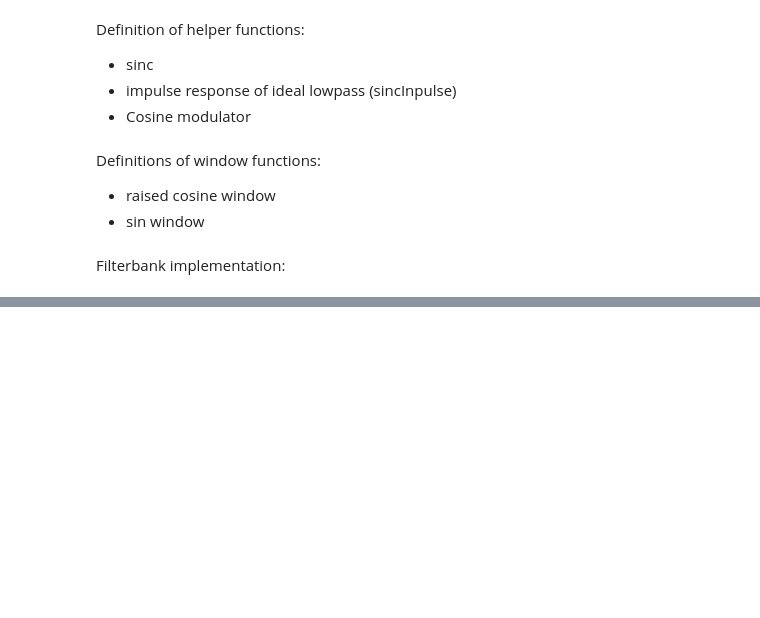
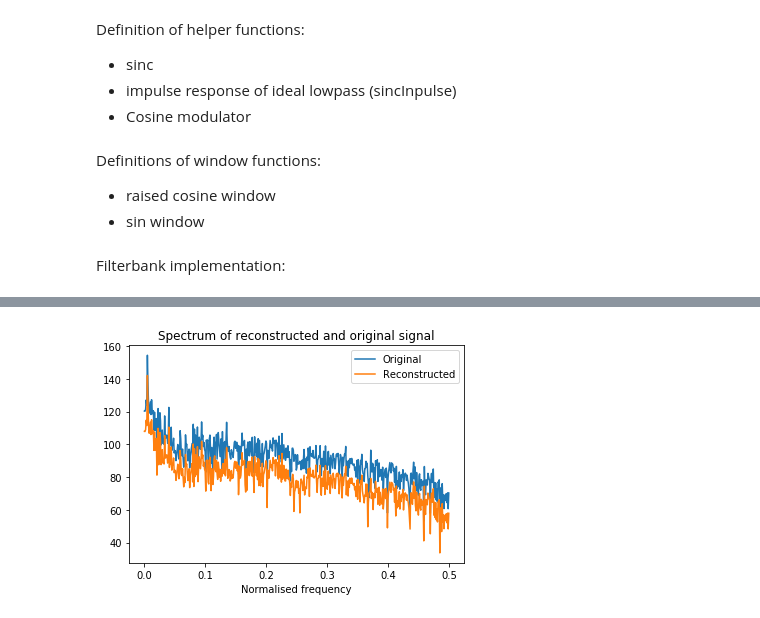
Before and after one commit to jole6826/MRSP, a Jupyter notebook: MRSP_sem2.ipynb, the cells around one changed output, grey strips where cells are left out. Saved outputs shown, nothing was run; the diff lists cells and outputs as text; code cells hidden in the pictures; blank space fills up the shorter version.

```diff
--- a/MRSP_sem2.ipynb
+++ b/MRSP_sem2.ipynb
@@ -136,0 +157,7 @@ plt.show()
+# %%
+i = 1
+fs_ds = int(fs/nSubbands)
+for band in downsampledBands:
+    print("Playing {}th subband.".format(i))
+    sound.sound(band,fs_ds)
+    i += 1
@@ -136,0 +193,8 @@ plt.show()
+# %%
+zeroBands = [np.zeros_like(band) for band in decomposed]
+usBands = []
+for zBand, dsBand in zip(zeroBands, downsampledBands):
+    zBand[::4] = dsBand
+    usBands.append(zBand)
+
+filterdUs = [np.convolve(h,band,mode='full') for h,band in zip(FB, usBands)]
@@ -136,0 +208,13 @@ plt.show()
+# %%
+wOriginal, hOriginal = sig.freqz(audio)
+plt.plot(wOriginal/(np.pi*2),20*np.log10(np.abs(hOriginal)))
+
+w,H = sig.freqz(recon)
+plt.plot(w/(np.pi*2),20*np.log10(np.abs(H)))
+
+plt.title('Spectrum of reconstructed and original signal')
+plt.xlabel('Normalised frequency')
+plt.legend(['Original', 'Reconstructed'])
+plt.show()
+# %% [output]
+[figure, added]
```
Also changed, not shown: parts of 11 cells of this notebook.
